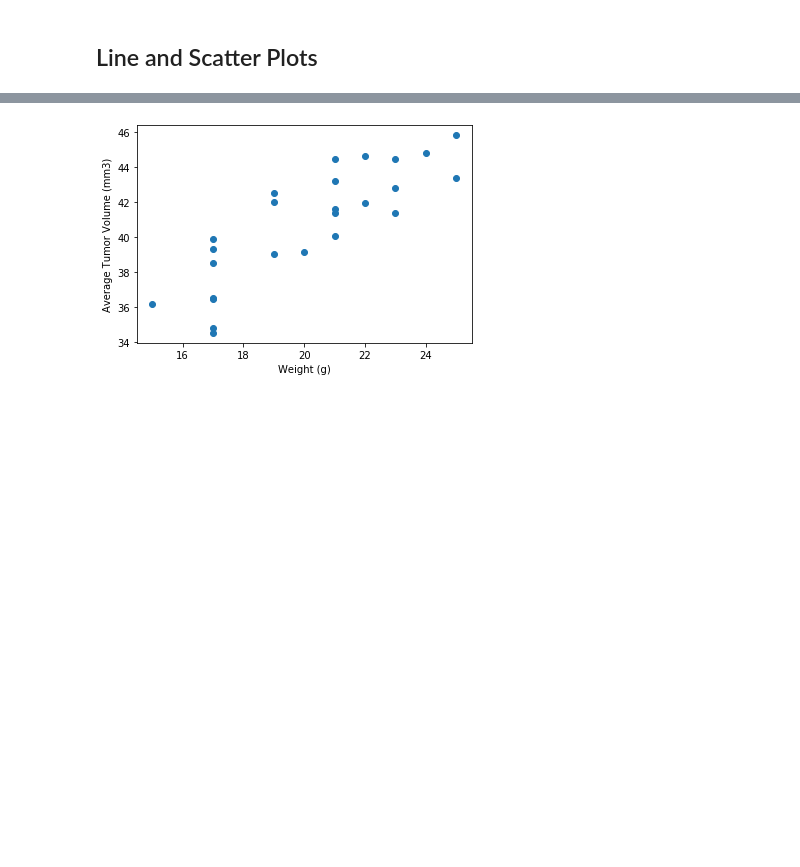
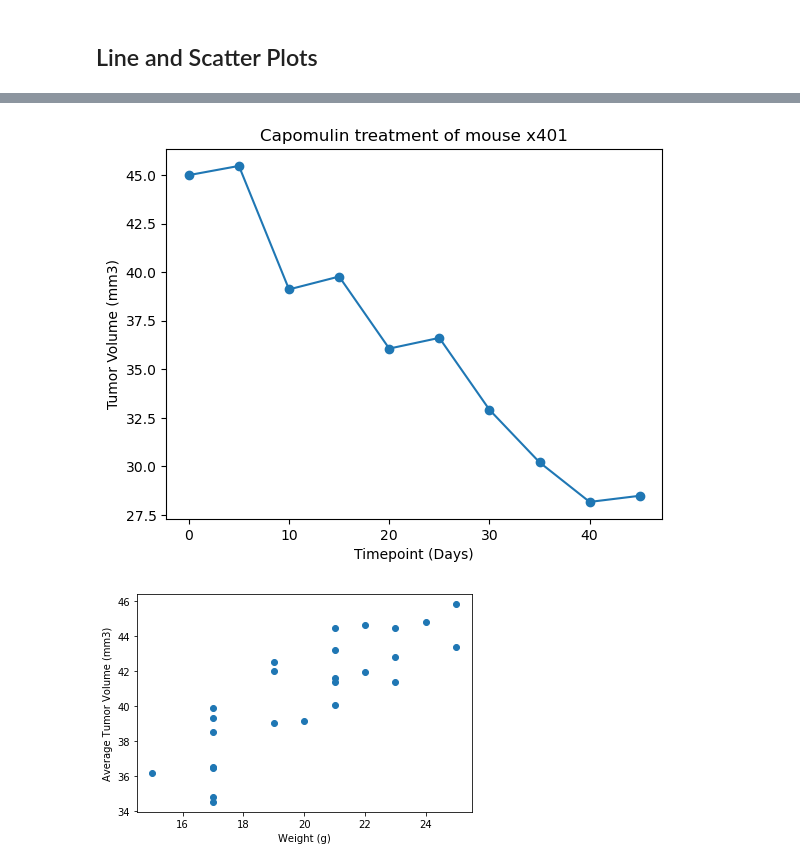
Before and after one commit to matanick1/Jupyter-notebook-Pymaceuticals, a Jupyter notebook: Pymaceuticals Working/pymaceuticals_working.ipynb, the cells around one changed output, grey strips where cells are left out. Drawn from its saved outputs; the diff is of its cells as text; code cells hidden in the pictures; blank space fills up the shorter version.

```diff
--- a/Pymaceuticals Working/pymaceuticals_working.ipynb
+++ b/Pymaceuticals Working/pymaceuticals_working.ipynb
@@ -276,3 +272,16 @@ plt.show()
+# %%
+# Generate a line plot of tumor volume vs. time point for a mouse treated with Capomulin
+# Select a mouse that was treated with Capomulin
+mouse= clean_data.loc[clean_data["Mouse ID"] == "x401"]
+# Create a line plot of tumor volume vs. time point for the mouse
+plt.plot(mouse["Timepoint"], mouse["Tumor Volume (mm3)"], marker ='o')
+# Set title and labels
+plt.title('Capomulin treatment of mouse x401')
+plt.xlabel('Timepoint (Days)')
+plt.ylabel('Tumor Volume (mm3)')
+plt.show()
+# %% [output]
+[figure, added]
 # %%
 # Generate a scatter plot of average tumor volume vs. mouse weight for the Capomulin regimen
 # %% [output]
```
Also changed, not shown: parts of 1 cell of this notebook.
